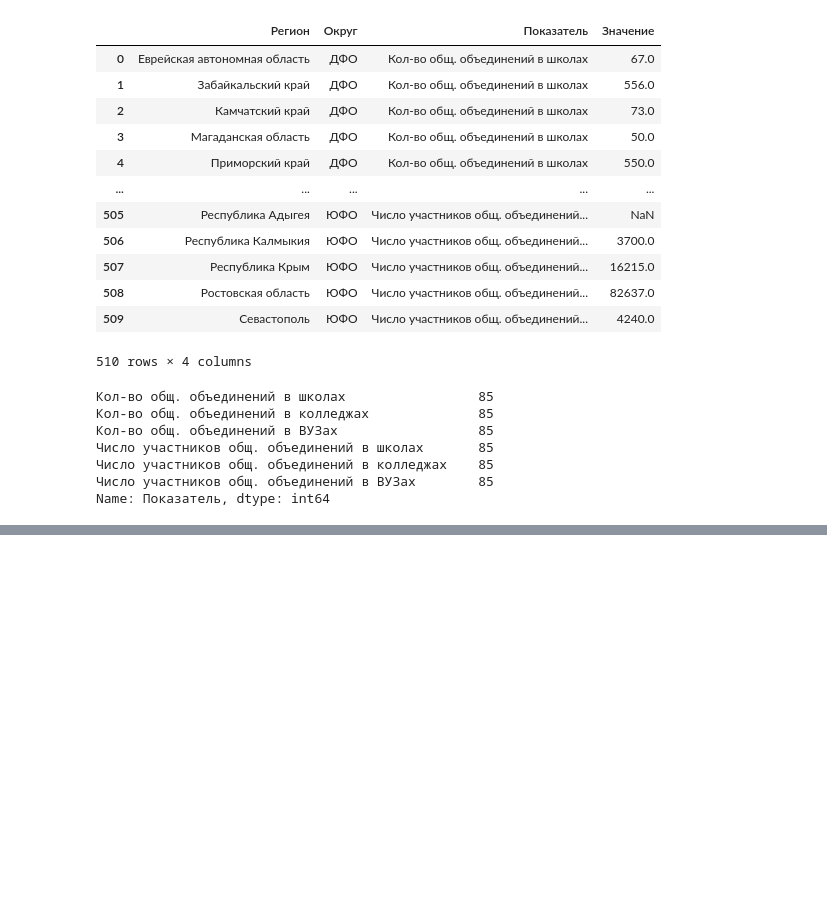
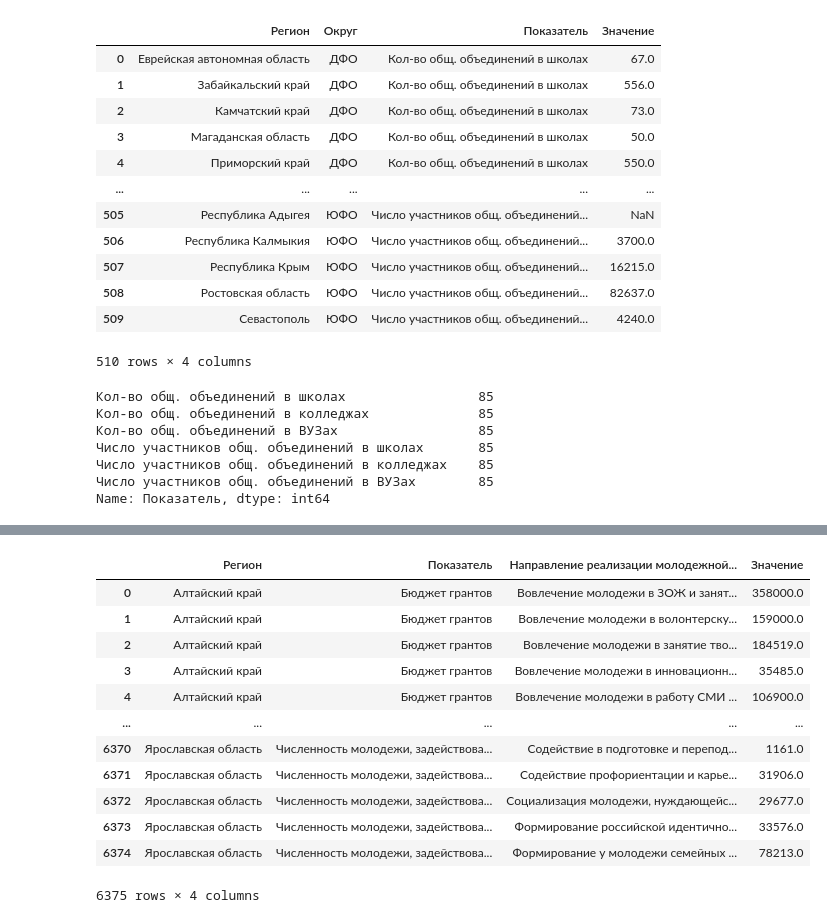
Before and after one commit to alexlakiza/adolescent-dash, a Jupyter notebook: preprocessing/transform_init_data.ipynb, the cells around one changed output, grey strips where cells are left out. Cells and saved outputs as stored; diff of their text form; code cells hidden in the pictures; blank space fills up the shorter version.

```diff
--- a/preprocessing/transform_init_data.ipynb
+++ b/preprocessing/transform_init_data.ipynb
@@ -324,0 +511,16 @@ px.choropleth_mapbox?
+# %%
+df.groupby(['Регион', 'Показатель', "Направление реализации молодежной политики"]).sum(numeric_only=True).reset_index()
+# %% [output]
+|  | Регион | Показатель | Направление реализации молодежной... | Значение |
+| 0 | Алтайский край | Бюджет грантов | Вовлечение молодeжи в ЗОЖ и занят... | 358000.0 |
+| 1 | Алтайский край | Бюджет грантов | Вовлечение молодeжи в волонтeрску... | 159000.0 |
+| 2 | Алтайский край | Бюджет грантов | Вовлечение молодeжи в занятие тво... | 184519.0 |
+| 3 | Алтайский край | Бюджет грантов | Вовлечение молодeжи в инновационн... | 35485.0 |
+| 4 | Алтайский край | Бюджет грантов | Вовлечение молодeжи в работу СМИ ... | 106900.0 |
+| ... | ... | ... | ... | ... |
+| 6370 | Ярославская область | Численность молодeжи, задействова... | Содействие в подготовке и перепод... | 1161.0 |
+| 6371 | Ярославская область | Численность молодeжи, задействова... | Содействие профориентации и карье... | 31906.0 |
+| 6372 | Ярославская область | Численность молодeжи, задействова... | Социализация молодeжи, нуждающейс... | 29677.0 |
+| 6373 | Ярославская область | Численность молодeжи, задействова... | Формирование российской идентично... | 33576.0 |
+| 6374 | Ярославская область | Численность молодeжи, задействова... | Формирование у молодeжи семейных ... | 78213.0 |
+6375 rows × 4 columns
```
Also changed, not shown: parts of 33 cells of this notebook, 1 other file.
